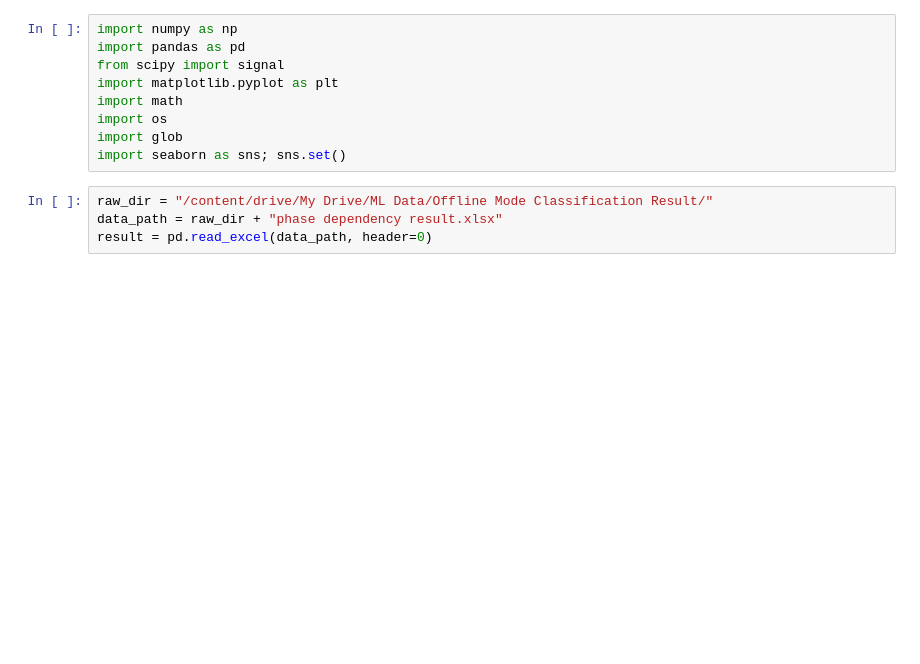
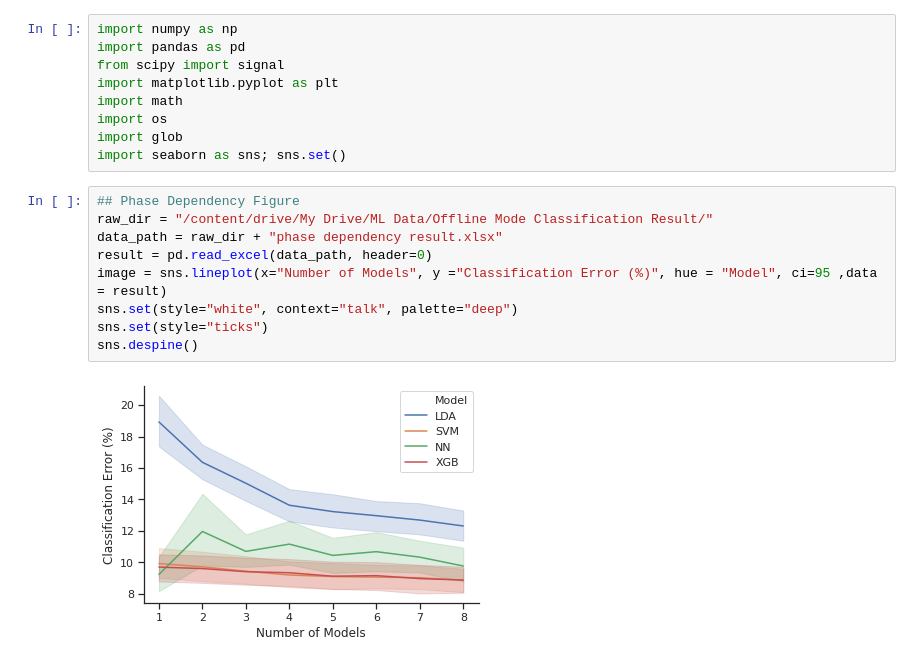
Before and after one commit to inseungkang/HipExo_OfflineModeClassification, a Jupyter notebook: Result Figure/Figure Generation.ipynb, the cells around one changed output. Drawn from its saved outputs; the diff is of its cells as text; blank space fills up the shorter version.

```diff
--- a/Result Figure/Figure Generation.ipynb
+++ b/Result Figure/Figure Generation.ipynb
@@ -17,6 +13,13 @@ import os
 import glob
 import seaborn as sns; sns.set()
 # %%
+## Phase Dependency Figure
 raw_dir = "/content/drive/My Drive/ML Data/Offline Mode Classification Result/"
 data_path = raw_dir + "phase dependency result.xlsx"
 result = pd.read_excel(data_path, header=0)
+image = sns.lineplot(x="Number of Models", y ="Classification Error (%)", hue = "Model", ci=95 ,data = result)
+sns.set(style="white", context="talk", palette="deep")
+sns.set(style="ticks")
+sns.despine()
+# %% [output]
+[figure, added]
```
Also changed, not shown: parts of 4 cells of this notebook.
